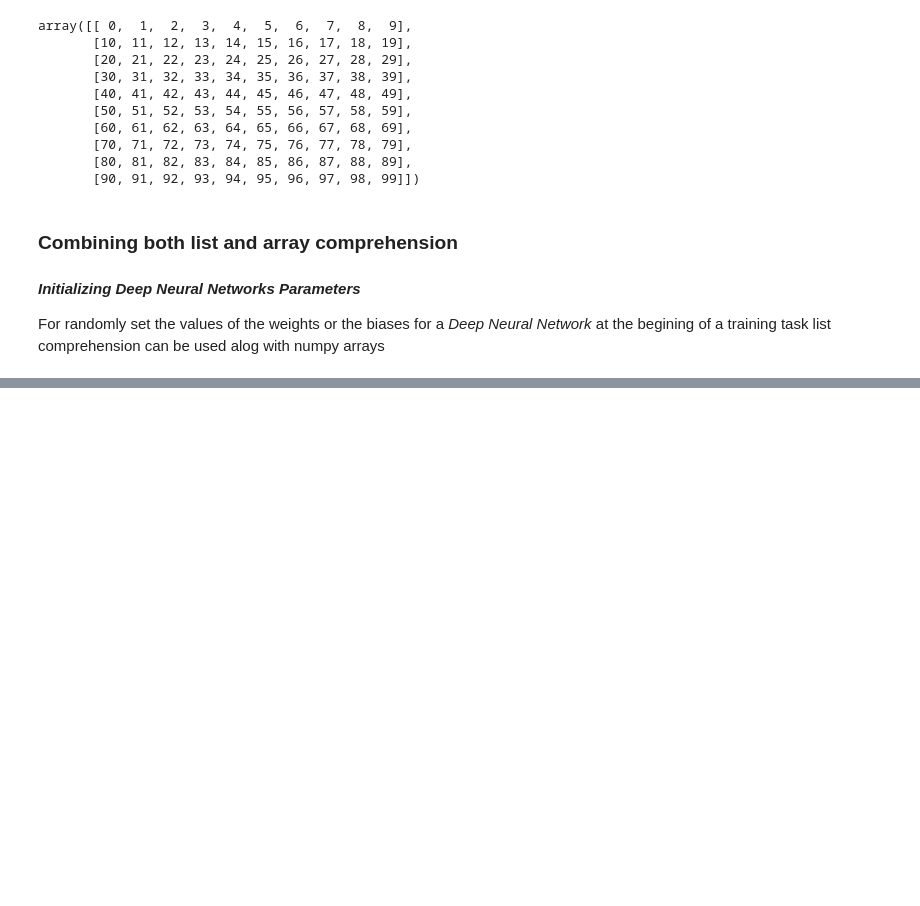
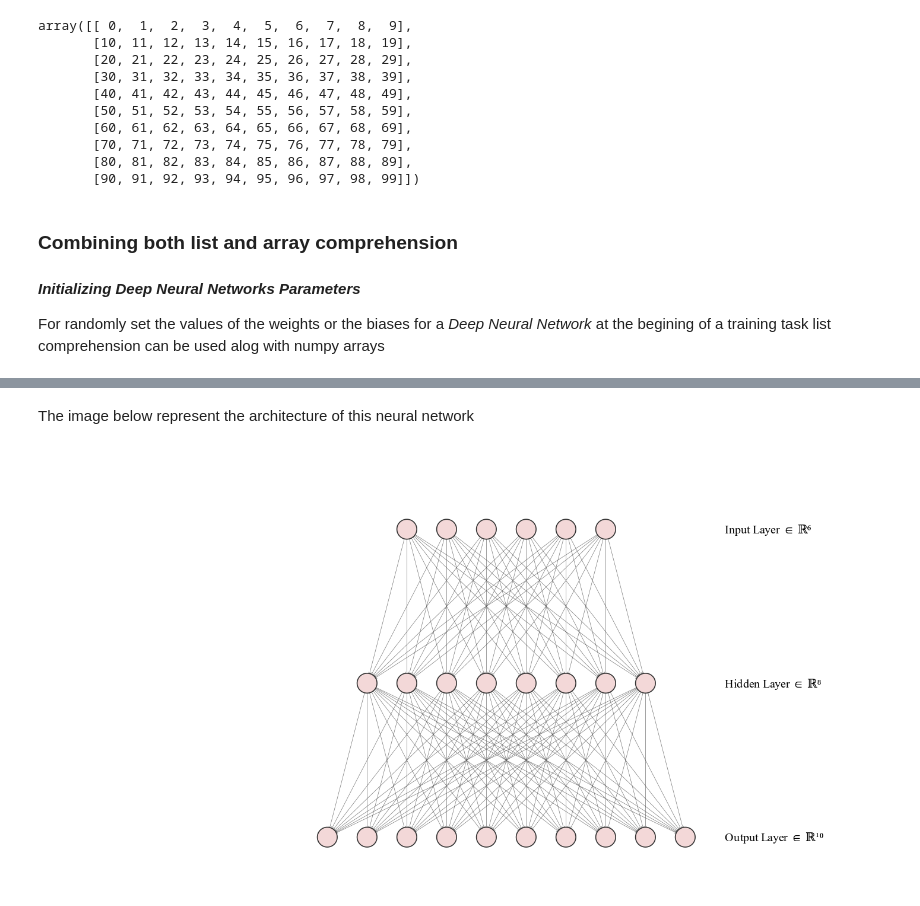
Before and after one commit to omar11205/torchDeepLearning, a Jupyter notebook: numpy_cc/03_list_comprehension.ipynb, the cells around one changed output, grey strips where cells are left out. Drawn from its saved outputs; the diff is of its cells as text; code cells hidden in the pictures; blank space fills up the shorter version.

```diff
--- a/numpy_cc/03_list_comprehension.ipynb
+++ b/numpy_cc/03_list_comprehension.ipynb
@@ -218,0 +242,6 @@ weights of the neuron #1 in the 1 layer to the 2 layer: [ 0.27513782  0.32307218
+# %% [markdown]
+The image below represent the architecture of this neural network
+# %%
+Image("images/list_comprehension_network.png")
+# %% [output]
+[figure, added]
```
Also changed, not shown: parts of 4 cells of this notebook, 3 other files.
